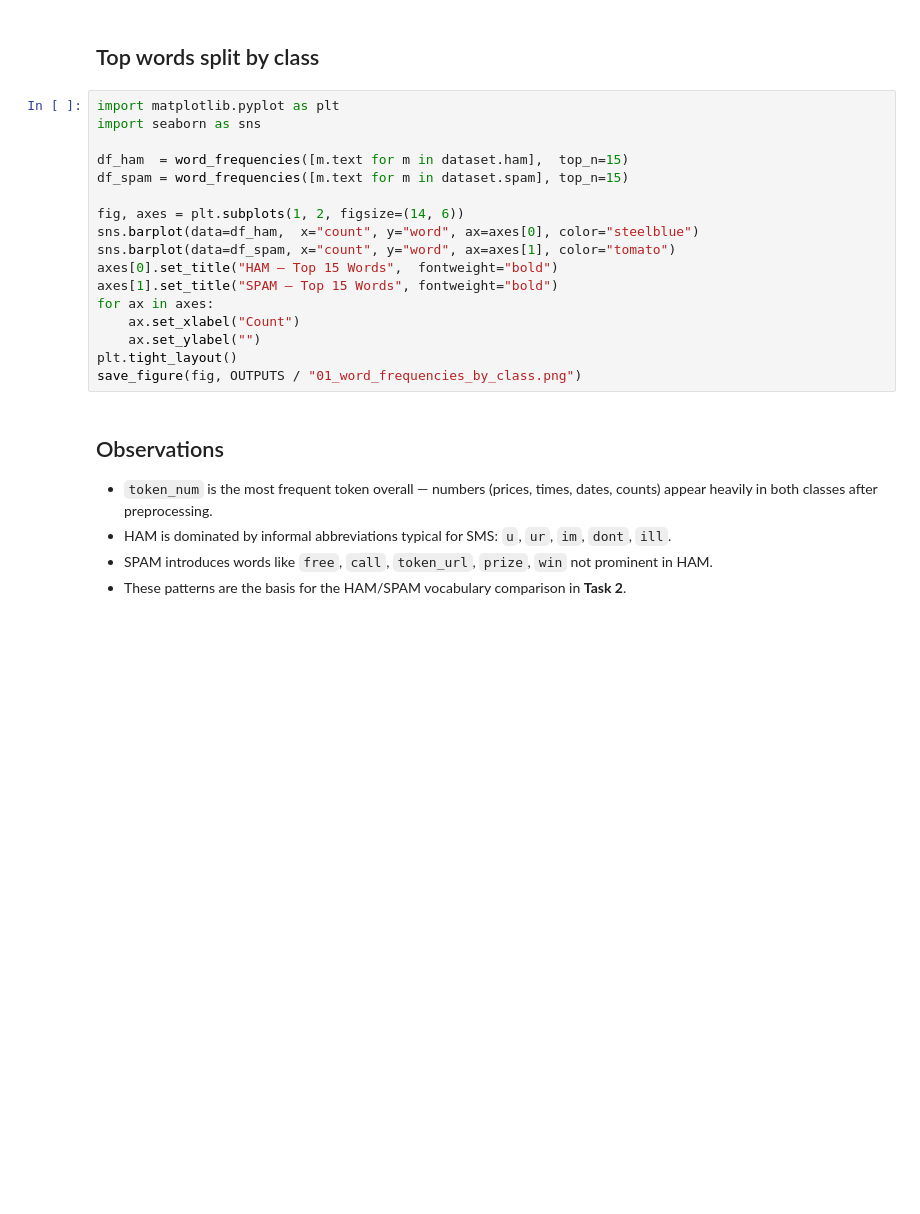
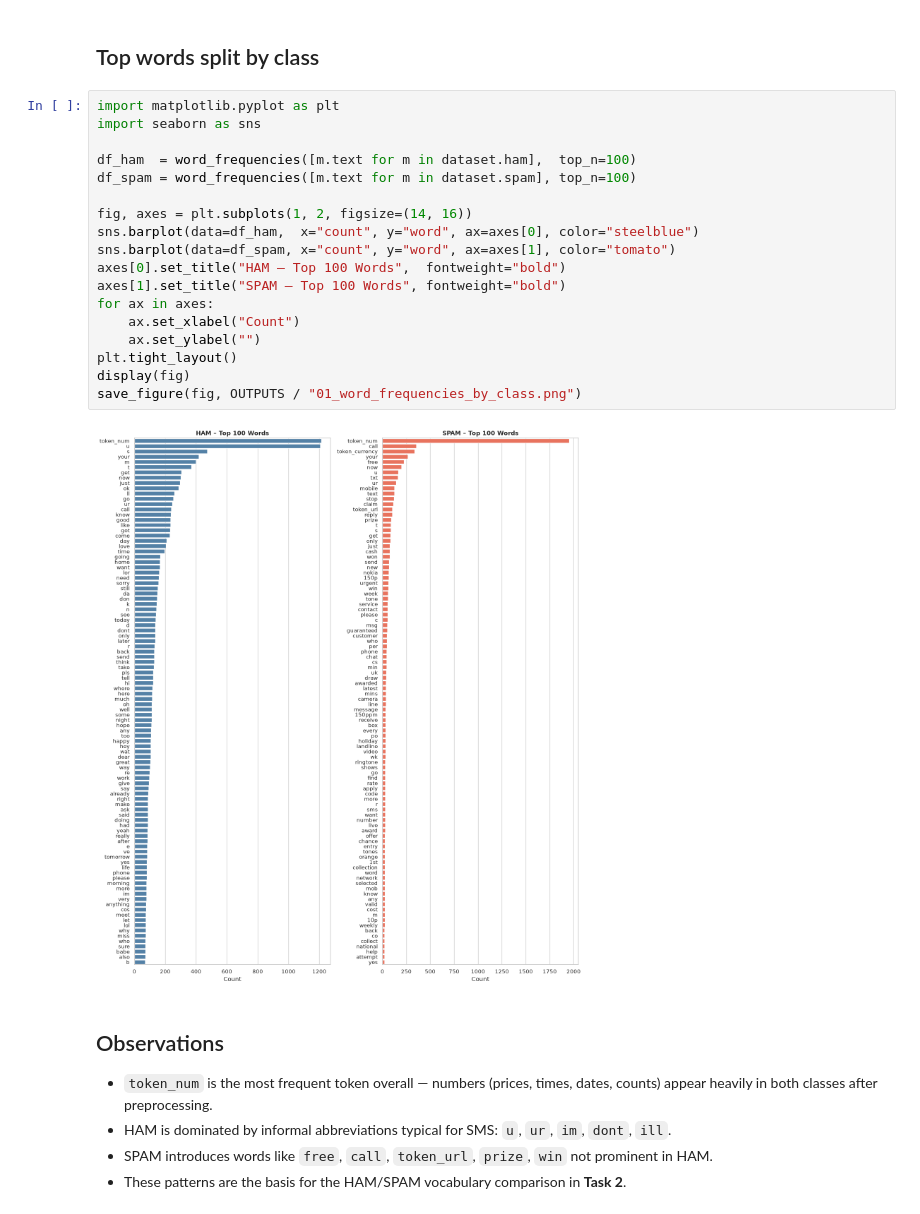
Before and after one commit to oliver-zehentleitner/a1-ai-expert-case-study, a Jupyter notebook: docs/_downloads/cc5cb4f0afcddcb5cd41998701bdb2d2/01_word_frequency.ipynb, the cells around one changed output. Drawn from its saved outputs; the diff is of its cells as text; blank space fills up the shorter version.

```diff
--- a/docs/_downloads/cc5cb4f0afcddcb5cd41998701bdb2d2/01_word_frequency.ipynb
+++ b/docs/_downloads/cc5cb4f0afcddcb5cd41998701bdb2d2/01_word_frequency.ipynb
@@ -52,20 +52,23 @@ save_figure(fig, OUTPUTS / "01_word_frequencies_all.png")
 # %%
 import matplotlib.pyplot as plt
 import seaborn as sns
 
-df_ham  = word_frequencies([m.text for m in dataset.ham],  top_n=15)
-df_spam = word_frequencies([m.text for m in dataset.spam], top_n=15)
+df_ham  = word_frequencies([m.text for m in dataset.ham],  top_n=100)
+df_spam = word_frequencies([m.text for m in dataset.spam], top_n=100)
 
-fig, axes = plt.subplots(1, 2, figsize=(14, 6))
+fig, axes = plt.subplots(1, 2, figsize=(14, 16))
 sns.barplot(data=df_ham,  x="count", y="word", ax=axes[0], color="steelblue")
 sns.barplot(data=df_spam, x="count", y="word", ax=axes[1], color="tomato")
-axes[0].set_title("HAM – Top 15 Words",  fontweight="bold")
-axes[1].set_title("SPAM – Top 15 Words", fontweight="bold")
+axes[0].set_title("HAM – Top 100 Words",  fontweight="bold")
+axes[1].set_title("SPAM – Top 100 Words", fontweight="bold")
 for ax in axes:
     ax.set_xlabel("Count")
     ax.set_ylabel("")
 plt.tight_layout()
+display(fig)
 save_figure(fig, OUTPUTS / "01_word_frequencies_by_class.png")
+# %% [output]
+[figure, added]
 # %% [markdown]
 ## Observations
 
```
Also changed, not shown: parts of 4 cells of this notebook, 29 other files.
